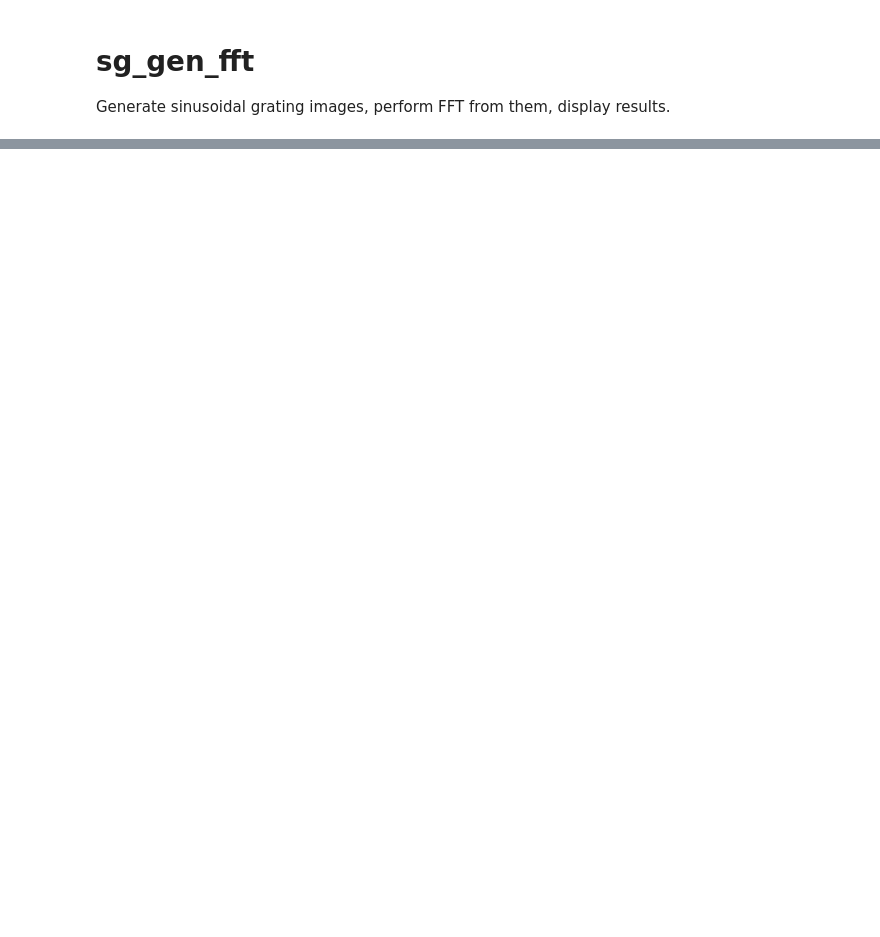
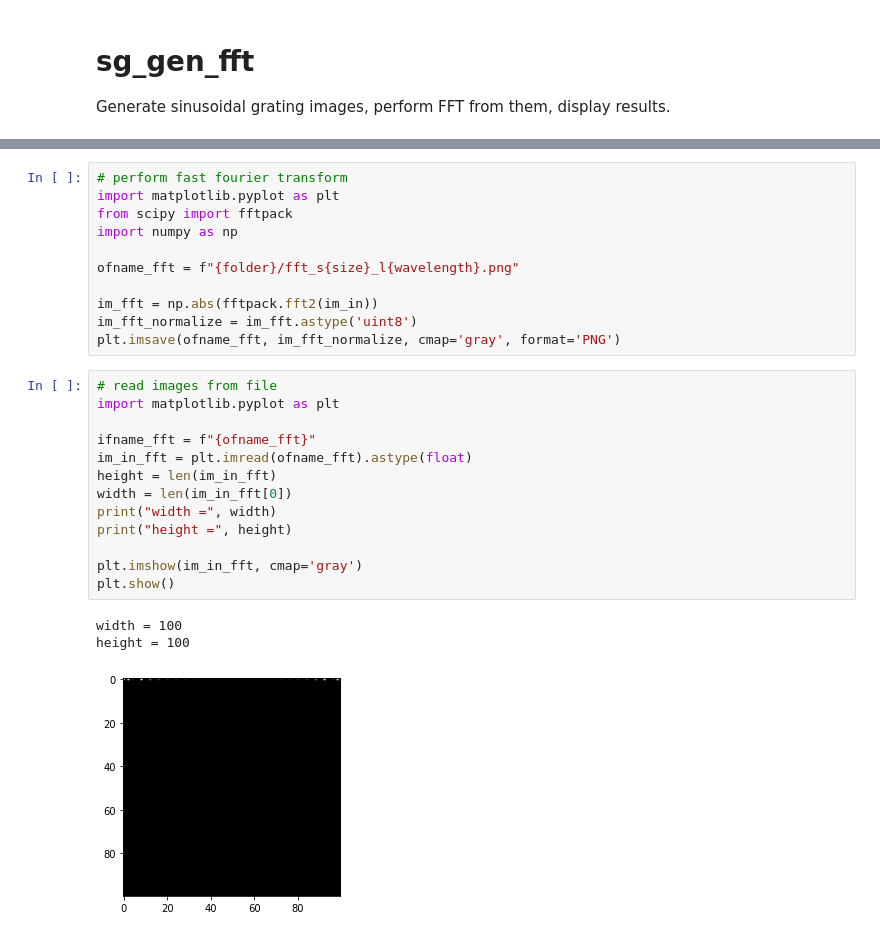
Before and after one commit to dudung/py-jupyter-nb, a Jupyter notebook: src/fft/image/sg_gen_fft.ipynb, the cells around one changed output, grey strips where cells are left out. Cells and saved outputs as stored; diff of their text form; blank space fills up the shorter version.

```diff
--- a/src/fft/image/sg_gen_fft.ipynb
+++ b/src/fft/image/sg_gen_fft.ipynb
@@ -56,0 +40,28 @@ deg  rad   file
+# %%
+# perform fast fourier transform
+import matplotlib.pyplot as plt
+from scipy import fftpack
+import numpy as np
+
+ofname_fft = f"{folder}/fft_s{size}_l{wavelength}.png"
+
+im_fft = np.abs(fftpack.fft2(im_in))
+im_fft_normalize = im_fft.astype('uint8')
+plt.imsave(ofname_fft, im_fft_normalize, cmap='gray', format='PNG')
+# %%
+# read images from file
+import matplotlib.pyplot as plt
+
+ifname_fft = f"{ofname_fft}"
+im_in_fft = plt.imread(ofname_fft).astype(float)
+height = len(im_in_fft)
+width = len(im_in_fft[0])
+print("width =", width)
+print("height =", height)
+
+plt.imshow(im_in_fft, cmap='gray')
+plt.show()
+# %% [output]
+width = 100
+height = 100
+[figure, added]
```
Also changed, not shown: parts of 27 cells of this notebook.
